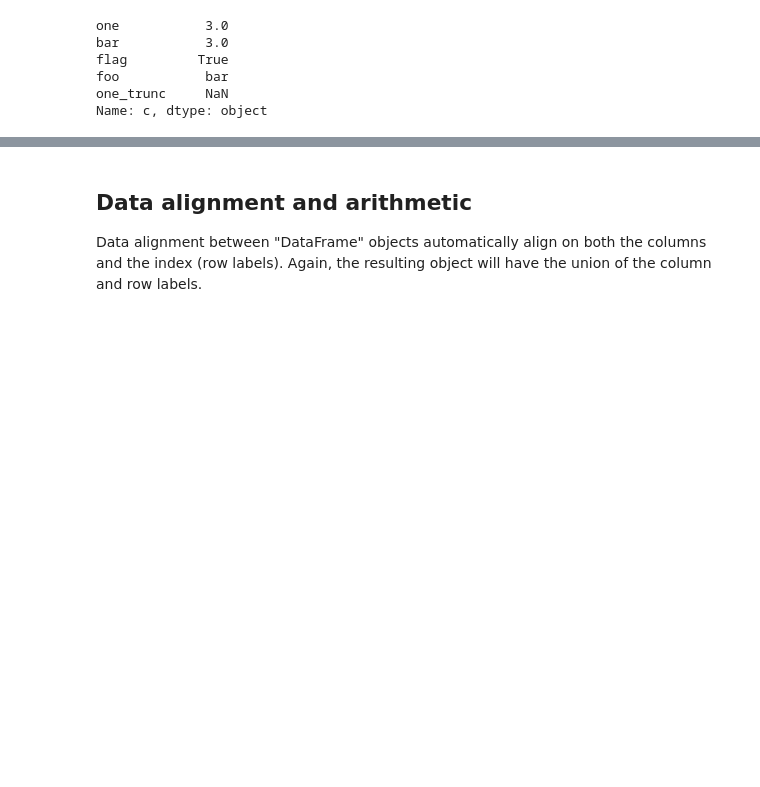
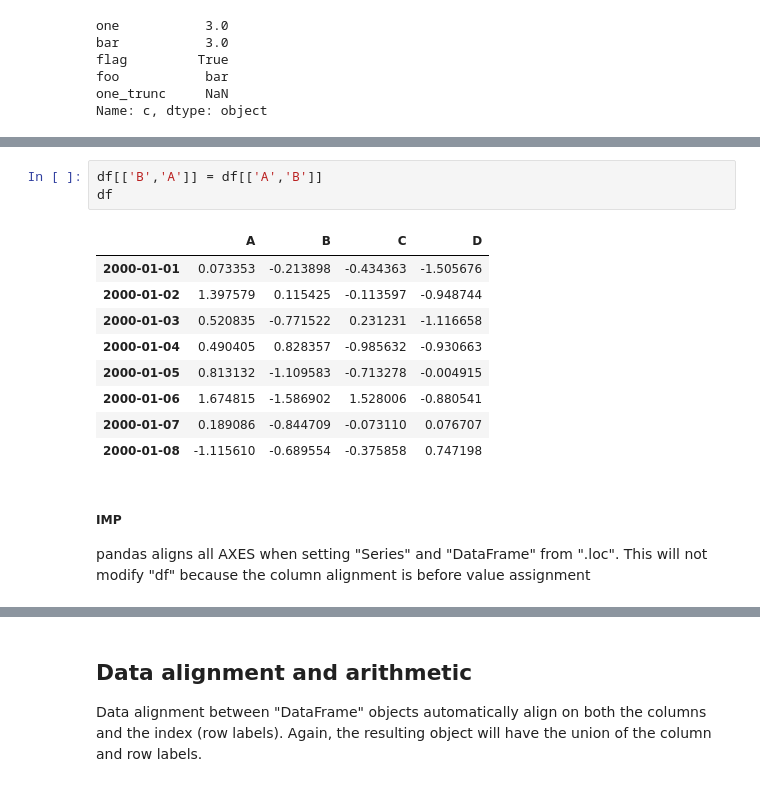
Before and after one commit to SiddheshDaphane/Data-Analysis-in-Python, a Jupyter notebook: Everything-about-Numpy-and-Pandas/Basic_to_advance_pandas.ipynb, the cells around one changed output, grey strips where cells are left out. Saved outputs shown, nothing was run; the diff lists cells and outputs as text; blank space fills up the shorter version.

Commit message:
Pandas basic to advance

```diff
--- a/Everything-about-Numpy-and-Pandas/Basic_to_advance_pandas.ipynb
+++ b/Everything-about-Numpy-and-Pandas/Basic_to_advance_pandas.ipynb
@@ -566,0 +619,16 @@ Name: c, dtype: object
+# %%
+df[['B','A']] = df[['A','B']]
+df
+# %% [output]
+|  | A | B | C | D |
+| 2000-01-01 | 0.073353 | -0.213898 | -0.434363 | -1.505676 |
+| 2000-01-02 | 1.397579 | 0.115425 | -0.113597 | -0.948744 |
+| 2000-01-03 | 0.520835 | -0.771522 | 0.231231 | -1.116658 |
+| 2000-01-04 | 0.490405 | 0.828357 | -0.985632 | -0.930663 |
+| 2000-01-05 | 0.813132 | -1.109583 | -0.713278 | -0.004915 |
+| 2000-01-06 | 1.674815 | -1.586902 | 1.528006 | -0.880541 |
+| 2000-01-07 | 0.189086 | -0.844709 | -0.073110 | 0.076707 |
+| 2000-01-08 | -1.115610 | -0.689554 | -0.375858 | 0.747198 |
+# %% [markdown]
+##### **IMP**
+pandas aligns all AXES when setting "Series" and "DataFrame" from ".loc". This will not modify "df" because the column alignment is before value assignment
```
Also changed, not shown: parts of 25 cells of this notebook.
